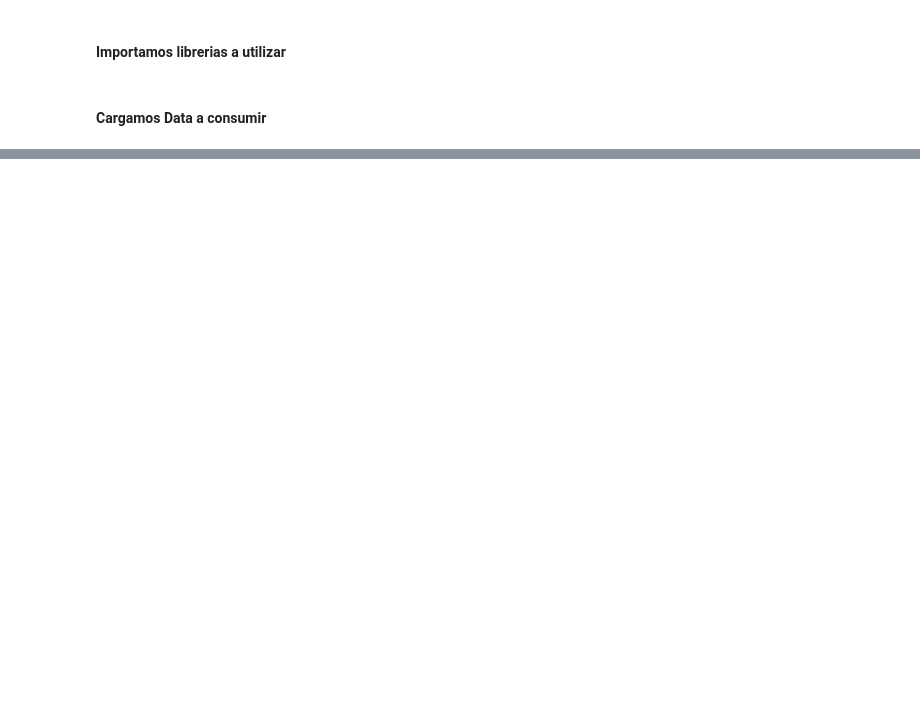
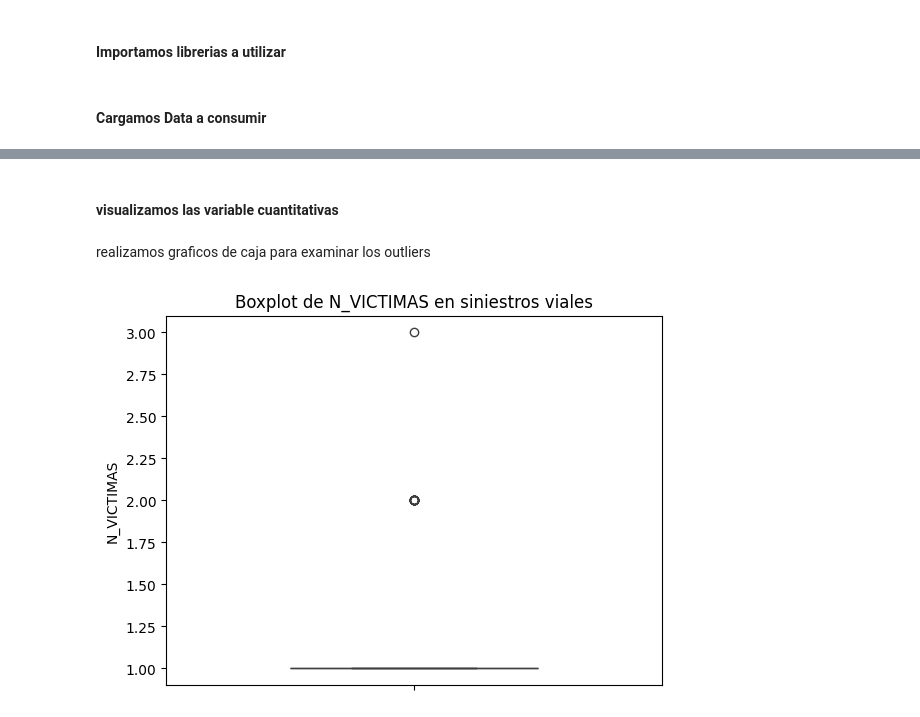
Before and after one commit to PrietoPy/PI_DA-PT, a Jupyter notebook: Notebooks/EDA.ipynb, the cells around one changed output, grey strips where cells are left out. Cells and saved outputs as stored; diff of their text form; code cells hidden in the pictures; blank space fills up the shorter version.

```diff
--- a/Notebooks/EDA.ipynb
+++ b/Notebooks/EDA.ipynb
@@ -12,3 +9,9 @@ victimas = pd.read_csv('../Datasets/victimas.csv')
+# %%
+hechos = pd.read_parquet('../Datasets/hechos.parquet')
+victimas = pd.read_parquet('../Datasets/victimas.parquet')
+victimasf = pd.read_parquet('../Datasets/victimasf.parquet')
+poblacion = pd.read_parquet('../Datasets/poblacion.parquet')
+comunas = pd.read_parquet('../Datasets/comunas.parquet')
 # %%
 hechos.info()
 # %% [output]
@@ -107,0 +57,10 @@ podemos identificar los puntos con mayor afluencia de siniestros
+# %% [markdown]
+#### visualizamos las variable cuantitativas
+# %% [markdown]
+realizamos graficos de caja para examinar los outliers
+# %%
+sns.boxplot(data=hechos['N_VICTIMAS'], width=0.5)
+plt.title('Boxplot de N_VICTIMAS en siniestros viales')
+plt.show()
+# %% [output]
+[figure, added]
```
Also changed, not shown: parts of 65 cells of this notebook, 14 other files.
